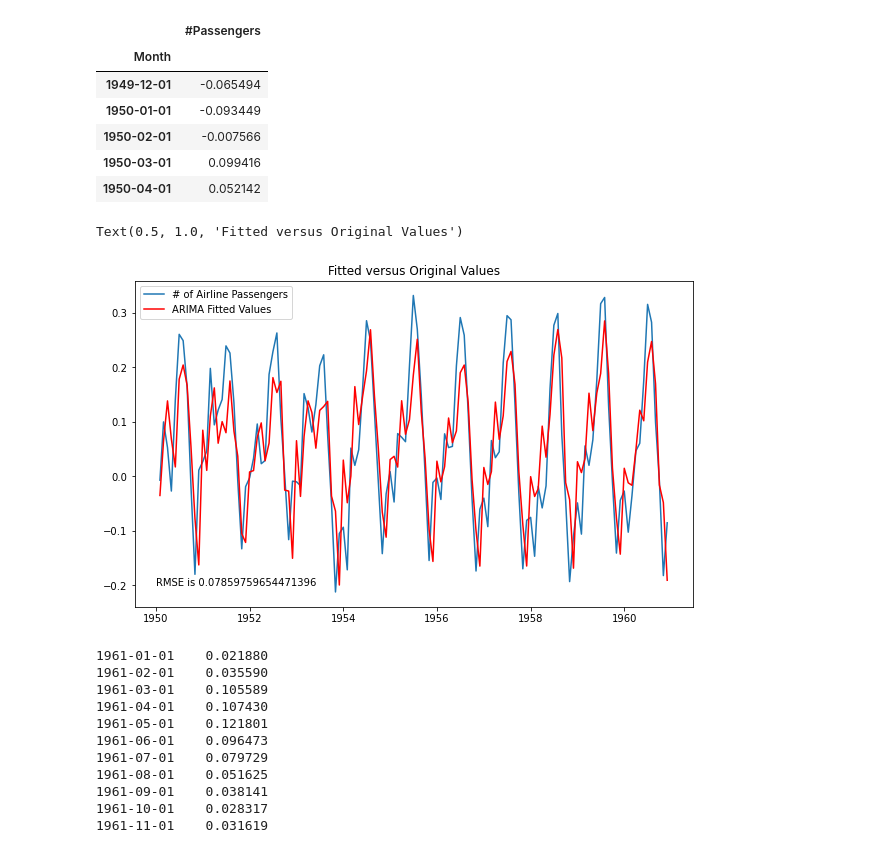
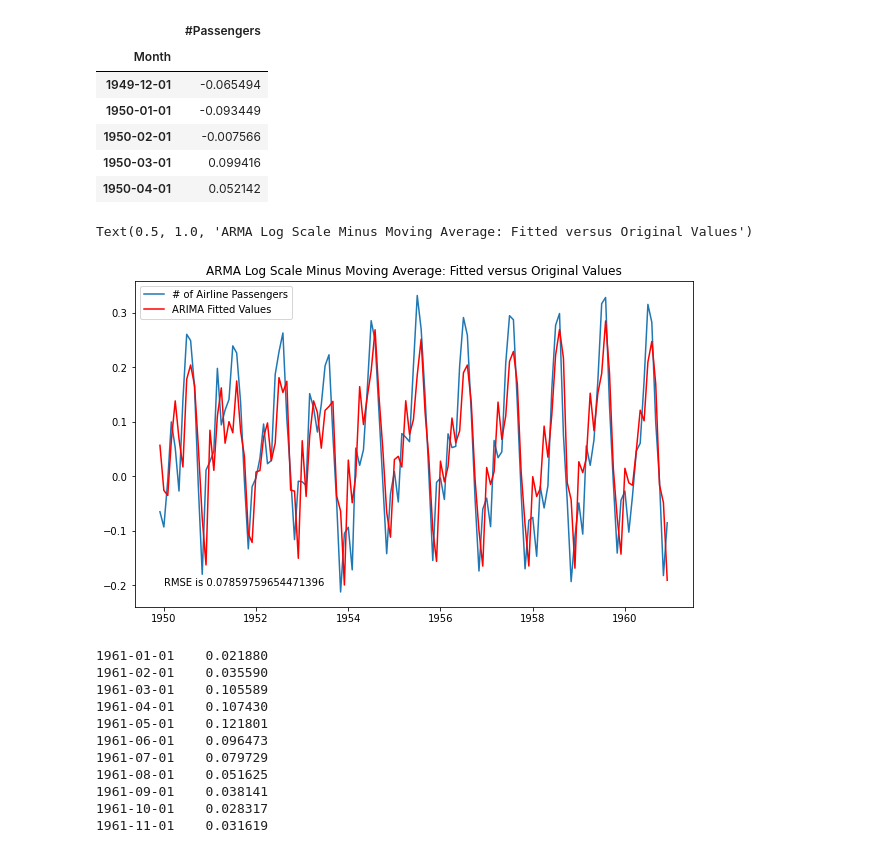
Before and after one commit to dray89/AirlinePassengers, a Jupyter notebook: AirlinePassengers.ipynb, the cells around one changed output. Cells and saved outputs as stored; diff of their text form; code cells hidden in the pictures.

```diff
--- a/AirlinePassengers.ipynb
+++ b/AirlinePassengers.ipynb
@@ -696,14 +702,14 @@ LogScaleMinusMovingAverage.head()
 | 1950-03-01 | 0.099416 |
 | 1950-04-01 | 0.052142 |
 # %%
-plt.plot(LogScaleMinusMovingAverage[2:], label='# of Airline Passengers')
-plt.plot(results.fittedvalues[2:], color='red', label='ARIMA Fitted Values')
+plt.plot(LogScaleMinusMovingAverage, label='# of Airline Passengers')
+plt.plot(results.fittedvalues, color='red', label='ARIMA Fitted Values')
 plt.legend(loc='best')
 plt.annotate(f'RMSE is {rmse}', xy =(datetime.strptime("1950-01-01", "%Y-%m-%d"), -.2))
-plt.title('Fitted versus Original Values')
+plt.title('ARMA Log Scale Minus Moving Average: Fitted versus Original Values')
 # %% [output]
-Text(0.5, 1.0, 'Fitted versus Original Values')
+Text(0.5, 1.0, 'ARMA Log Scale Minus Moving Average: Fitted versus Original Values')
-[figure, old version]
+[figure, new version]
 # %%
 preds = results.forecast(steps=20)
 preds #Preds from 1961 - 1962
```
Also changed, not shown: parts of 30 cells of this notebook.
